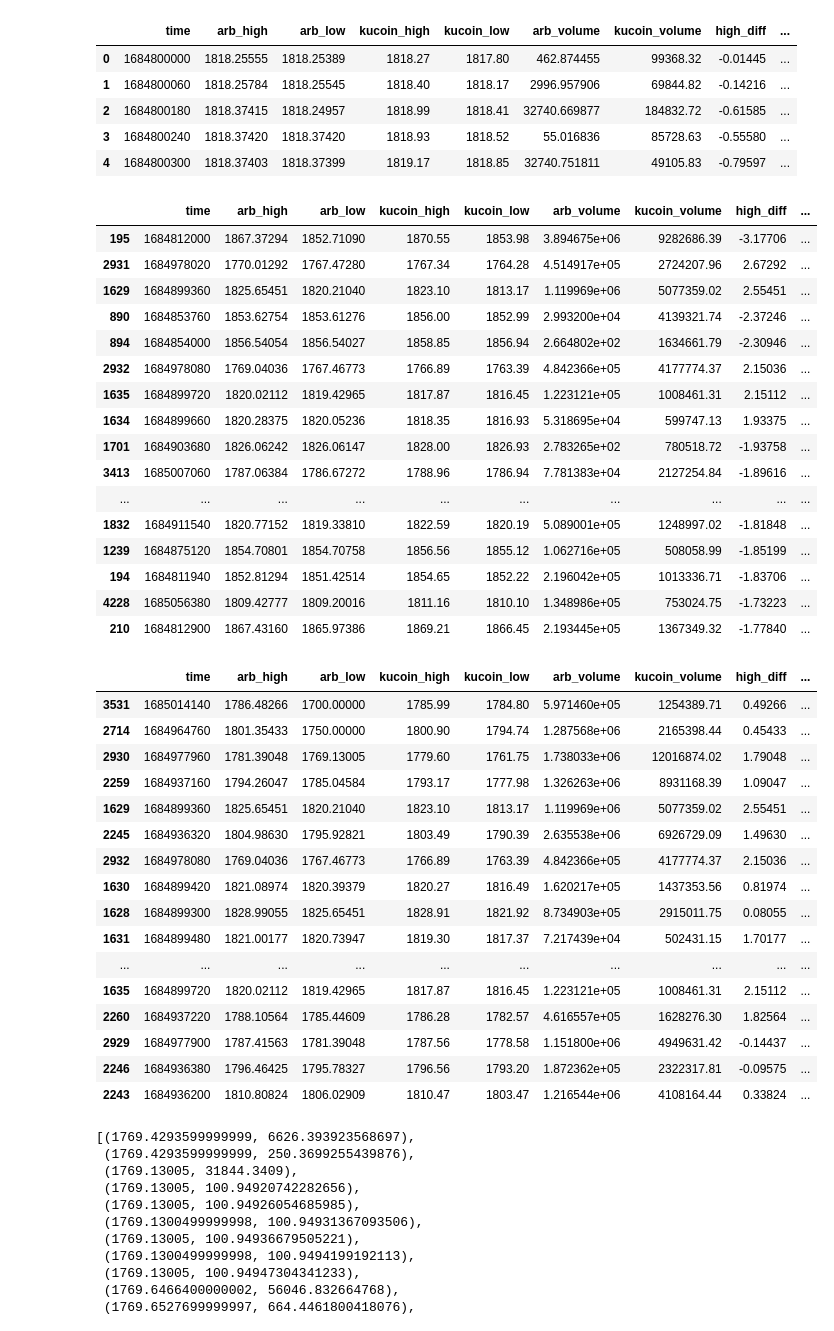
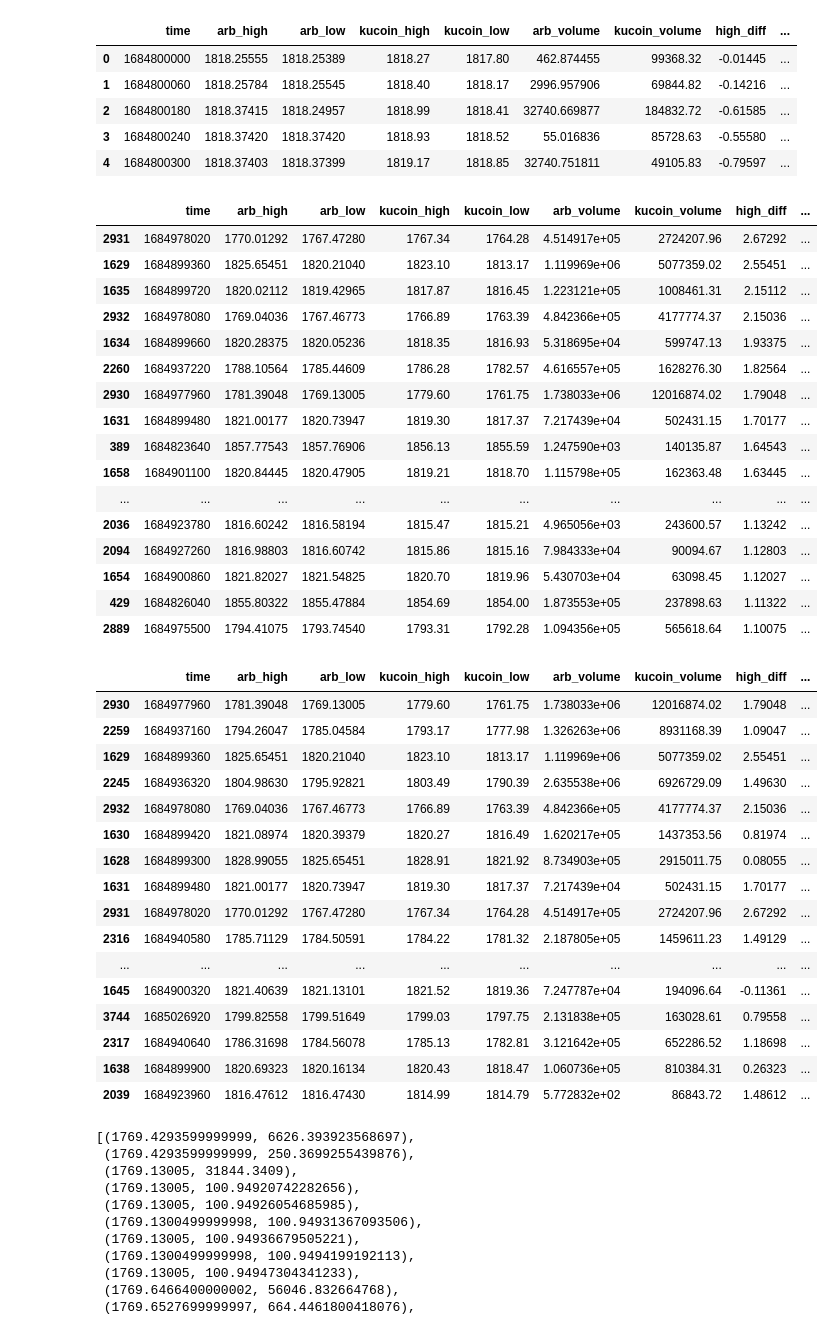
Before and after one commit to zhant09/uniswap-v3-analysis, a Jupyter notebook: notebooks/dex_cex_analysis.ipynb, the cells around one changed output. Drawn from its saved outputs; the diff is of its cells as text; code cells hidden in the pictures.

```diff
--- a/src/data_storage/dex_cex_analysis.ipynb
+++ b/notebooks/dex_cex_analysis.ipynb
@@ -406,33 +406,31 @@ df.head()
 | 3 | 1684800240 | 1818.37420 | 1818.37420 | 1818.93 | 1818.52 | 55.016836 | 85728.63 | -0.55580 | ... |
 | 4 | 1684800300 | 1818.37403 | 1818.37399 | 1819.17 | 1818.85 | 32740.751811 | 49105.83 | -0.79597 | ... |
 # %%
-df.sort_values(by=["high_diff_rate"], ascending=False, inplace=True)
-df.head(20)
+df.sort_values(by=["high_diff"], ascending=False, inplace=True)
+df.head(50)
 # %% [output]
 |  | time | arb_high | arb_low | kucoin_high | kucoin_low | arb_volume | kucoin_volume | high_diff | ... |
-| 195 | 1684812000 | 1867.37294 | 1852.71090 | 1870.55 | 1853.98 | 3.894675e+06 | 9282686.39 | -3.17706 | ... |
 | 2931 | 1684978020 | 1770.01292 | 1767.47280 | 1767.34 | 1764.28 | 4.514917e+05 | 2724207.96 | 2.67292 | ... |
 | 1629 | 1684899360 | 1825.65451 | 1820.21040 | 1823.10 | 1813.17 | 1.119969e+06 | 5077359.02 | 2.55451 | ... |
-| 890 | 1684853760 | 1853.62754 | 1853.61276 | 1856.00 | 1852.99 | 2.993200e+04 | 4139321.74 | -2.37246 | ... |
-| 894 | 1684854000 | 1856.54054 | 1856.54027 | 1858.85 | 1856.94 | 2.664802e+02 | 1634661.79 | -2.30946 | ... |
+| 1635 | 1684899720 | 1820.02112 | 1819.42965 | 1817.87 | 1816.45 | 1.223121e+05 | 1008461.31 | 2.15112 | ... |
 | 2932 | 1684978080 | 1769.04036 | 1767.46773 | 1766.89 | 1763.39 | 4.842366e+05 | 4177774.37 | 2.15036 | ... |
-| 1635 | 1684899720 | 1820.02112 | 1819.42965 | 1817.87 | 1816.45 | 1.223121e+05 | 1008461.31 | 2.15112 | ... |
 | 1634 | 1684899660 | 1820.28375 | 1820.05236 | 1818.35 | 1816.93 | 5.318695e+04 | 599747.13 | 1.93375 | ... |
-| 1701 | 1684903680 | 1826.06242 | 1826.06147 | 1828.00 | 1826.93 | 2.783265e+02 | 780518.72 | -1.93758 | ... |
-| 3413 | 1685007060 | 1787.06384 | 1786.67272 | 1788.96 | 1786.94 | 7.781383e+04 | 2127254.84 | -1.89616 | ... |
+| 2260 | 1684937220 | 1788.10564 | 1785.44609 | 1786.28 | 1782.57 | 4.616557e+05 | 1628276.30 | 1.82564 | ... |
+| 2930 | 1684977960 | 1781.39048 | 1769.13005 | 1779.60 | 1761.75 | 1.738033e+06 | 12016874.02 | 1.79048 | ... |
+| 1631 | 1684899480 | 1821.00177 | 1820.73947 | 1819.30 | 1817.37 | 7.217439e+04 | 502431.15 | 1.70177 | ... |
+| 389 | 1684823640 | 1857.77543 | 1857.76906 | 1856.13 | 1855.59 | 1.247590e+03 | 140135.87 | 1.64543 | ... |
+| 1658 | 1684901100 | 1820.84445 | 1820.47905 | 1819.21 | 1818.70 | 1.115798e+05 | 162363.48 | 1.63445 | ... |
 | ... | ... | ... | ... | ... | ... | ... | ... | ... | ... |
-| 1832 | 1684911540 | 1820.77152 | 1819.33810 | 1822.59 | 1820.19 | 5.089001e+05 | 1248997.02 | -1.81848 | ... |
-| 1239 | 1684875120 | 1854.70801 | 1854.70758 | 1856.56 | 1855.12 | 1.062716e+05 | 508058.99 | -1.85199 | ... |
-| 194 | 1684811940 | 1852.81294 | 1851.42514 | 1854.65 | 1852.22 | 2.196042e+05 | 1013336.71 | -1.83706 | ... |
-| 4228 | 1685056380 | 1809.42777 | 1809.20016 | 1811.16 | 1810.10 | 1.348986e+05 | 753024.75 | -1.73223 | ... |
-| 210 | 1684812900 | 1867.43160 | 1865.97386 | 1869.21 | 1866.45 | 2.193445e+05 | 1367349.32 | -1.77840 | ... |
+| 2036 | 1684923780 | 1816.60242 | 1816.58194 | 1815.47 | 1815.21 | 4.965056e+03 | 243600.57 | 1.13242 | ... |
+| 2094 | 1684927260 | 1816.98803 | 1816.60742 | 1815.86 | 1815.16 | 7.984333e+04 | 90094.67 | 1.12803 | ... |
+| 1654 | 1684900860 | 1821.82027 | 1821.54825 | 1820.70 | 1819.96 | 5.430703e+04 | 63098.45 | 1.12027 | ... |
+| 429 | 1684826040 | 1855.80322 | 1855.47884 | 1854.69 | 1854.00 | 1.873553e+05 | 237898.63 | 1.11322 | ... |
+| 2889 | 1684975500 | 1794.41075 | 1793.74540 | 1793.31 | 1792.28 | 1.094356e+05 | 565618.64 | 1.10075 | ... |
 # %%
-df.sort_values(by=["low_diff_rate"], ascending=False, inplace=True)
-df.head(20)
+df.sort_values(by=["low_diff"], ascending=False, inplace=True)
+df.head(50)
 # %% [output]
 |  | time | arb_high | arb_low | kucoin_high | kucoin_low | arb_volume | kucoin_volume | high_diff | ... |
-| 3531 | 1685014140 | 1786.48266 | 1700.00000 | 1785.99 | 1784.80 | 5.971460e+05 | 1254389.71 | 0.49266 | ... |
-| 2714 | 1684964760 | 1801.35433 | 1750.00000 | 1800.90 | 1794.74 | 1.287568e+06 | 2165398.44 | 0.45433 | ... |
 | 2930 | 1684977960 | 1781.39048 | 1769.13005 | 1779.60 | 1761.75 | 1.738033e+06 | 12016874.02 | 1.79048 | ... |
 | 2259 | 1684937160 | 1794.26047 | 1785.04584 | 1793.17 | 1777.98 | 1.326263e+06 | 8931168.39 | 1.09047 | ... |
 | 1629 | 1684899360 | 1825.65451 | 1820.21040 | 1823.10 | 1813.17 | 1.119969e+06 | 5077359.02 | 2.55451 | ... |
@@ -441,12 +439,14 @@ df.head(20)
 | 1630 | 1684899420 | 1821.08974 | 1820.39379 | 1820.27 | 1816.49 | 1.620217e+05 | 1437353.56 | 0.81974 | ... |
 | 1628 | 1684899300 | 1828.99055 | 1825.65451 | 1828.91 | 1821.92 | 8.734903e+05 | 2915011.75 | 0.08055 | ... |
 | 1631 | 1684899480 | 1821.00177 | 1820.73947 | 1819.30 | 1817.37 | 7.217439e+04 | 502431.15 | 1.70177 | ... |
+| 2931 | 1684978020 | 1770.01292 | 1767.47280 | 1767.34 | 1764.28 | 4.514917e+05 | 2724207.96 | 2.67292 | ... |
+| 2316 | 1684940580 | 1785.71129 | 1784.50591 | 1784.22 | 1781.32 | 2.187805e+05 | 1459611.23 | 1.49129 | ... |
 | ... | ... | ... | ... | ... | ... | ... | ... | ... | ... |
-| 1635 | 1684899720 | 1820.02112 | 1819.42965 | 1817.87 | 1816.45 | 1.223121e+05 | 1008461.31 | 2.15112 | ... |
-| 2260 | 1684937220 | 1788.10564 | 1785.44609 | 1786.28 | 1782.57 | 4.616557e+05 | 1628276.30 | 1.82564 | ... |
-| 2929 | 1684977900 | 1787.41563 | 1781.39048 | 1787.56 | 1778.58 | 1.151800e+06 | 4949631.42 | -0.14437 | ... |
-| 2246 | 1684936380 | 1796.46425 | 1795.78327 | 1796.56 | 1793.20 | 1.872362e+05 | 2322317.81 | -0.09575 | ... |
-| 2243 | 1684936200 | 1810.80824 | 1806.02909 | 1810.47 | 1803.47 | 1.216544e+06 | 4108164.44 | 0.33824 | ... |
+| 1645 | 1684900320 | 1821.40639 | 1821.13101 | 1821.52 | 1819.36 | 7.247787e+04 | 194096.64 | -0.11361 | ... |
+| 3744 | 1685026920 | 1799.82558 | 1799.51649 | 1799.03 | 1797.75 | 2.131838e+05 | 163028.61 | 0.79558 | ... |
+| 2317 | 1684940640 | 1786.31698 | 1784.56078 | 1785.13 | 1782.81 | 3.121642e+05 | 652286.52 | 1.18698 | ... |
+| 1638 | 1684899900 | 1820.69323 | 1820.16134 | 1820.43 | 1818.47 | 1.060736e+05 | 810384.31 | 0.26323 | ... |
+| 2039 | 1684923960 | 1816.47612 | 1816.47430 | 1814.99 | 1814.79 | 5.772832e+02 | 86843.72 | 1.48612 | ... |
 # %%
 minute_price_dict[1684977960]
 # %% [output]
```
Also changed, not shown: parts of 7 cells of this notebook, 1 other file.
